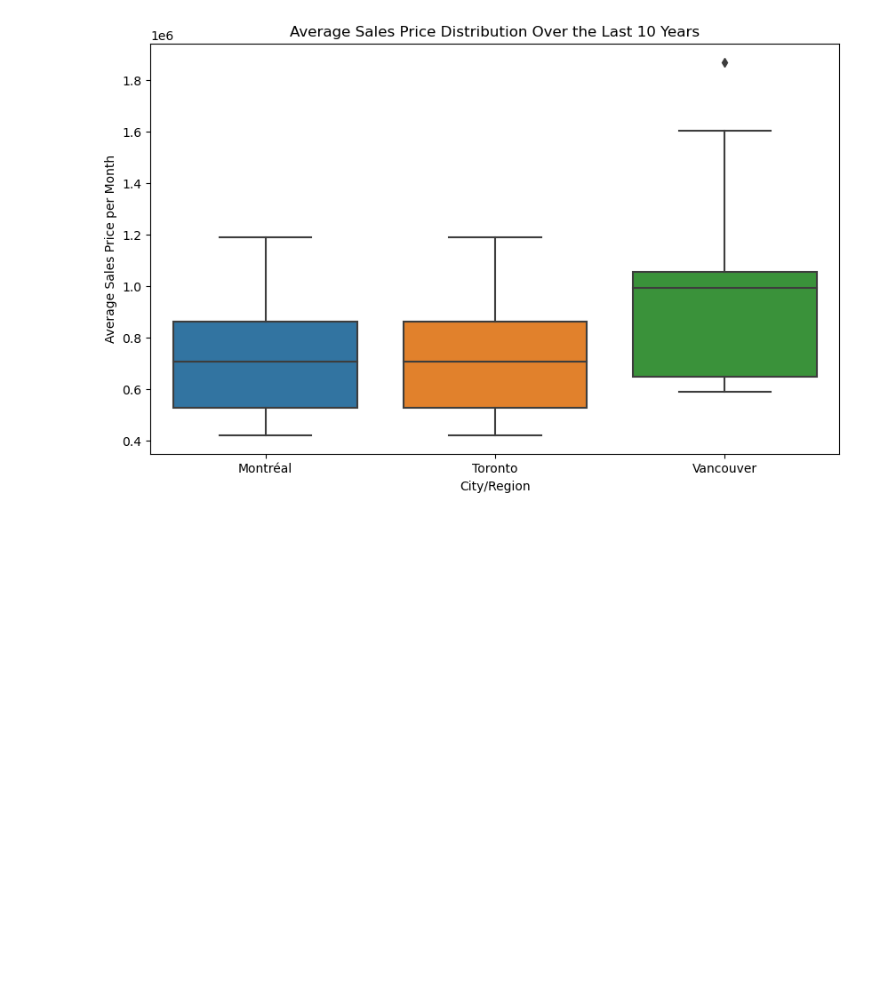
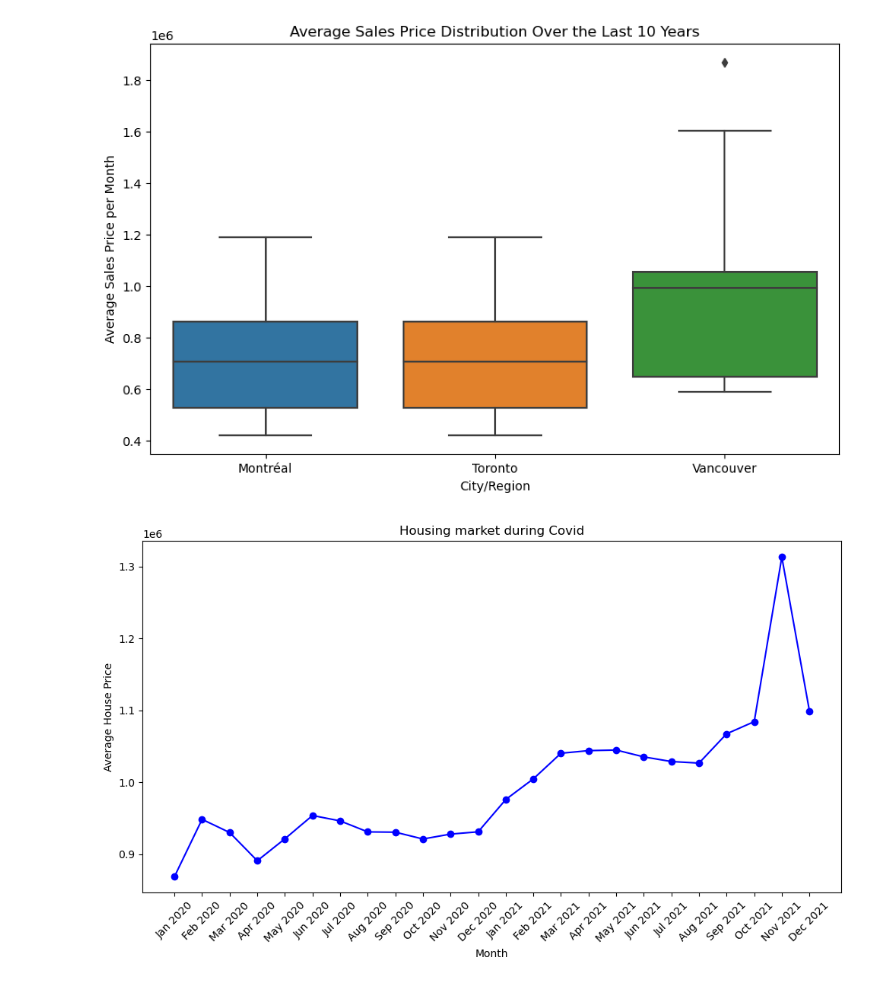
Before and after one commit to Ao-27/Project1_Group1_HousingMarket, a Jupyter notebook: group1_housing_solution.ipynb, the cells around one changed output. Saved outputs shown, nothing was run; the diff lists cells and outputs as text; code cells hidden in the pictures; blank space fills up the shorter version.

Commit message:
Added final plots

```diff
--- a/group1_housing_solution.ipynb
+++ b/group1_housing_solution.ipynb
@@ -1187,3 +1187,42 @@ plt.savefig("output/plots/Average Sales Price Distribution Over the Last 10 Year
 plt.show()
 # %% [output]
 [figure]
+# %%
+# Convert "DATE" column to datetime type
+Inner_to_Final_City_Filtered_DF["DATE"] = pd.to_datetime(Inner_to_Final_City_Filtered_DF["DATE"])
+
+# Filter the data for the desired date range (January 2020 to December 2021)
+start_date = "2020-01-01"
+end_date = "2021-12-31"
+filtered_data = Inner_to_Final_City_Filtered_DF.loc[
+    (Inner_to_Final_City_Filtered_DF["DATE"] >= start_date) &
+    (Inner_to_Final_City_Filtered_DF["DATE"] <= end_date)
+]
+
+# Group the data by month and calculate the average house price for each month
+average_house_prices = filtered_data.groupby(filtered_data["DATE"].dt.to_period("M"))["Avg_HousePrice"].mean()
+
+# Convert the Period index to a string representation for plotting
+average_house_prices.index = average_house_prices.index.to_timestamp().strftime("%b %Y")
+
+# Plot the data as a line chart
+plt.figure(figsize=(10, 6))
+plt.plot(average_house_prices.index, average_house_prices.values, marker='o', linestyle='-', color='b')
+
+# Add labels and title
+plt.xlabel("Month")
+plt.ylabel("Average House Price")
+plt.title("Housing market during Covid")
+plt.xticks(rotation=45)  # Rotate x-axis labels for better visibility
+plt.tight_layout()  # Adjust layout to prevent overlapping labels
+
+# Save the plot to a file
+output_directory = "output/plots"  # Replace "output" with the actual directory path
+filename = "Average_House_Price_2020_2021.png"
+plt.savefig(f"{output_directory}/{filename}")
+
+# Display the plot
+plt.savefig("output/plots/Housing market during Covid.png")
+plt.show()
+# %% [output]
+[figure, added]
```
Also changed, not shown: parts of 1 cell of this notebook, 3 other files.
